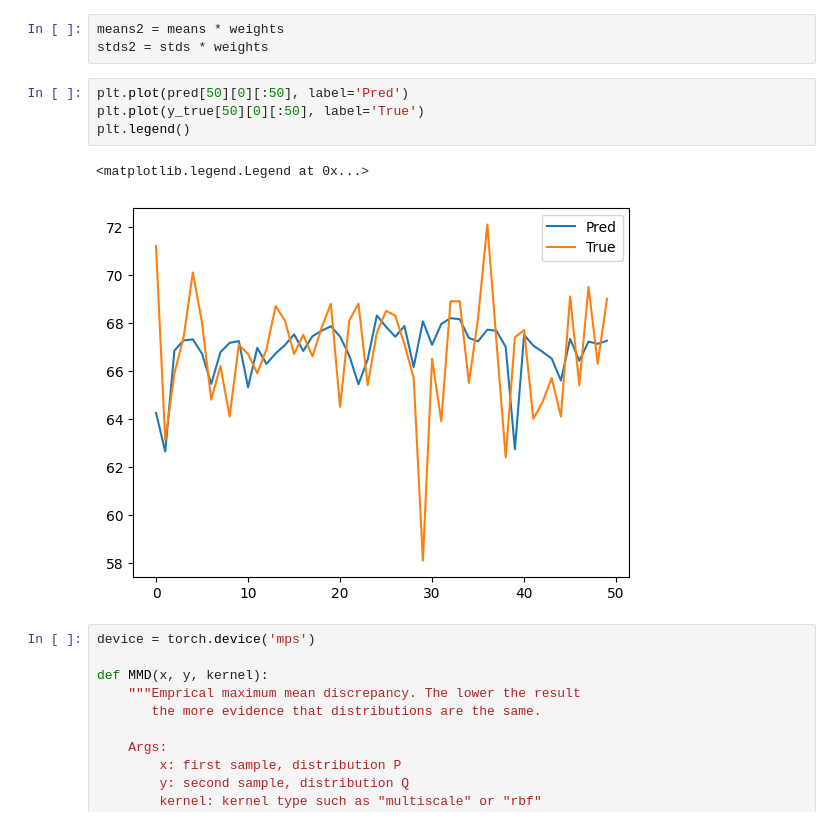
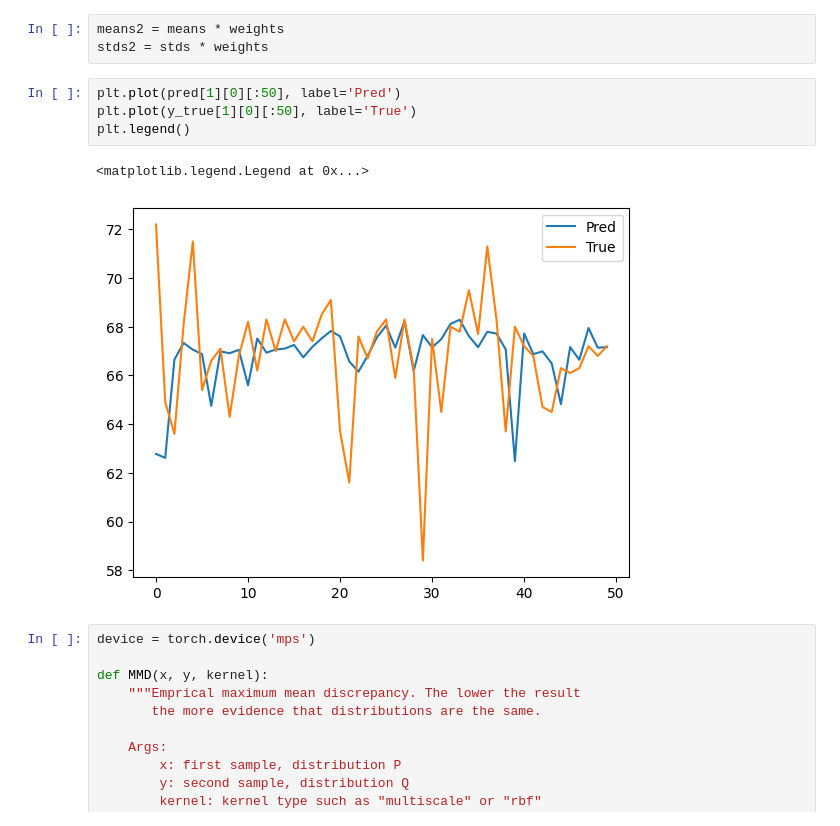
Before and after one commit to PaulMagos/MCS_Thesis, a Jupyter notebook: GenerateTS.ipynb, the cells around one changed output. Cells and saved outputs as stored; diff of their text form.

```diff
--- a/GenerateTS.ipynb
+++ b/GenerateTS.ipynb
@@ -167,12 +167,12 @@ pred = scalers['target'].inverse_transform(pred)
 means2 = means * weights
 stds2 = stds * weights
 # %%
-plt.plot(pred[50][0][:50], label='Pred')
-plt.plot(y_true[50][0][:50], label='True')
+plt.plot(pred[1][0][:50], label='Pred')
+plt.plot(y_true[1][0][:50], label='True')
 plt.legend()
 # %% [output]
 <matplotlib.legend.Legend at 0x...>
-[figure, old version]
+[figure, new version]
 # %%
 device = torch.device('mps')
 
```
Also changed, not shown: parts of 6 cells of this notebook, 44 other files.
